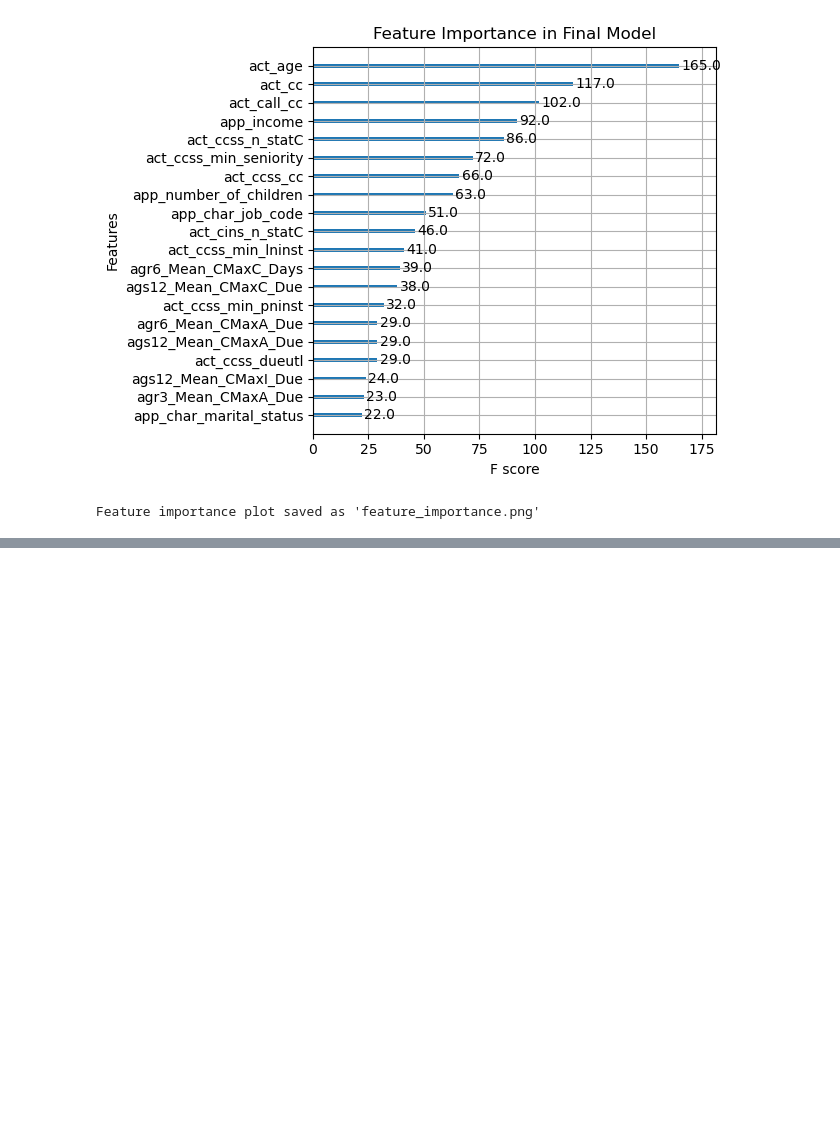
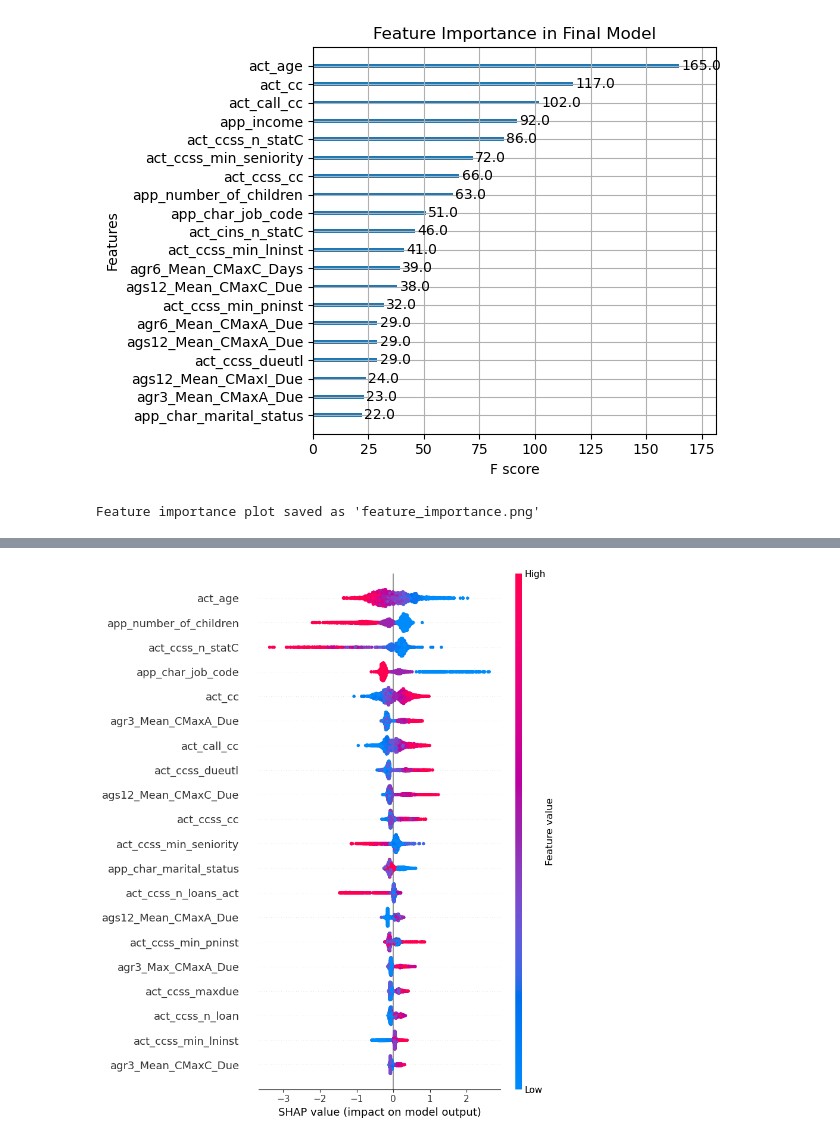
Before and after one commit to KlaudiaHe/features, a Jupyter notebook: XGBoost_feature.ipynb, the cells around one changed output, grey strips where cells are left out. Drawn from its saved outputs; the diff is of its cells as text; code cells hidden in the pictures; blank space fills up the shorter version.

```diff
--- a/XGBoost_feature.ipynb
+++ b/XGBoost_feature.ipynb
@@ -205,31 +220,3 @@ print("Feature importance plot saved as 'feature_importance.png'")
 <Figure size 1000x600 with 0 Axes>
 [figure]
 Feature importance plot saved as 'feature_importance.png'
-# %%
-# Cell 14: Create and save SHAP summary plot (Updated)
-# Create a DMatrix for the selected test features
-dtest_selected = xgb.DMatrix(X_test_selected)
-
-# Create a new explainer using the final model
-explainer_final = shap.TreeExplainer(final_model)
-
-# Calculate SHAP values
-shap_values_final = explainer_final.shap_values(dtest_selected)
-
-# Create and save SHAP summary plot
-plt.figure(figsize=(10, 8))
-shap.summary_plot(shap_values_final, X_test_selected, plot_type="bar", max_display=20)
-plt.tight_layout()
-plt.savefig('shap_summary.png', dpi=300, bbox_inches='tight')
-plt.show()
-print("SHAP summary plot saved as 'shap_summary.png'")
-
-# Optional: Create and save SHAP dependence plots for top features
-top_features = X_test_selected.columns[:5]  # Adjust the number of features as needed
-for feature in top_features:
-    plt.figure(figsize=(10, 6))
-    shap.dependence_plot(feature, shap_values_final, X_test_selected, show=False)
-    plt.tight_layout()
-    plt.savefig(f'shap_dependence_{feature}.png', dpi=300, bbox_inches='tight')
-    plt.close()
-    print(f"SHAP dependence plot for {feature} saved as 'shap_dependence_{feature}.png'")
@@ -249,0 +265,12 @@ SHAP dependence plot for agr3_Max_CMaxA_Due saved as 'shap_dependence_agr3_Max_C
+# %%
+# 14.2 Calculate SHAP values for X_test_selected (without DMatrix)
+shap_values_final = explainer_final.shap_values(X_test_selected)
+
+# 14.3 Create and save SHAP summary plot for X_test_selected
+plt.figure(figsize=(10, 8))
+shap.summary_plot(shap_values_final, X_test_selected, show=False)
+plt.tight_layout()
+plt.savefig('shap_summary.png', dpi=300, bbox_inches='tight')
+plt.show()
+# %% [output]
+[figure, added]
```
Also changed, not shown: parts of 14 cells of this notebook.
